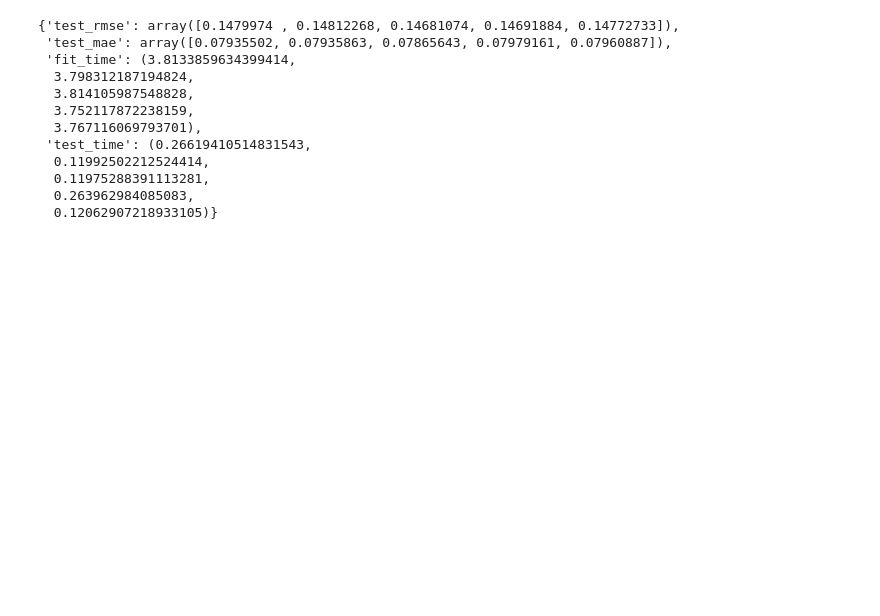
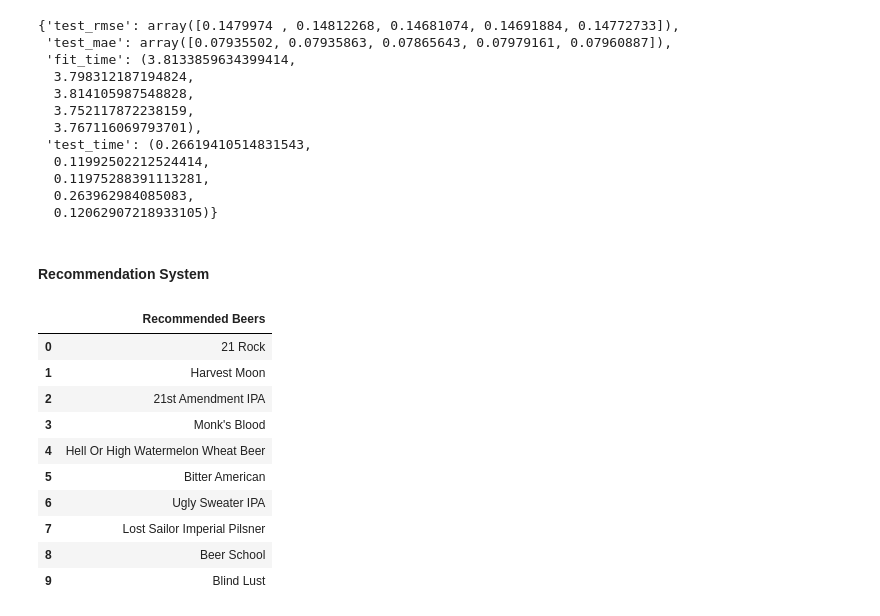
Before and after one commit to seanconlon29/Tap-into-Your-Tastes, a Jupyter notebook: Content-Based_Model.ipynb, the cells around one changed output. Saved outputs shown, nothing was run; the diff lists cells and outputs as text; code cells hidden in the pictures; blank space fills up the shorter version.

```diff
--- a/Content-Based_Model.ipynb
+++ b/Content-Based_Model.ipynb
@@ -406,3 +408,62 @@ Test time         0.27    0.12    0.12    0.26    0.12    0.18    0.07
   0.11975288391113281,
   0.263962984085083,
   0.12062907218933105)}
+# %% [markdown]
+#### Recommendation System
+# %%
+# use model to create recommendation system for user
+from surprise import SVD
+from surprise import Dataset
+from surprise import Reader
+from surprise import accuracy
+from surprise.model_selection import train_test_split
+
+reader = Reader(rating_scale=(1, 5))
+data = Dataset.load_from_df(beer_df[['review_profilename', 'beer_name', 'abv_range']], reader)
+
+trainset, testset = train_test_split(data, test_size=.25)
+
+algo = SVD(n_factors= 150, n_epochs= 40, lr_all= 0.005, reg_all= 0.4)
+algo.fit(trainset)
+predictions = algo.test(testset)
+# %%
+# modify function to print results as a dataframe
+def recommend_beers(beer_name):
+    beer_id = beer_df[beer_df['beer_name'] == beer_name]['beer_beerid'].iloc[0]
+    beer_ratings = beer_df[beer_df['beer_beerid'] == beer_id][['review_profilename', 'beer_name', 'abv_range']]
+    reader = Reader(rating_scale=(1, 5))
+    data = Dataset.load_from_df(beer_ratings, reader)
+
+    trainset = data.build_full_trainset()
+    algo = SVD(n_factors= 150, n_epochs= 40, lr_all= 0.005, reg_all= 0.4)
+    algo.fit(trainset)
+
+    # Get list of all beer names
+    all_beer_names = beer_df['beer_name'].unique()
+
+    # Create a list of tuples that contains beer names and predicted ratings
+    predicted_ratings = []
+    for name in all_beer_names:
+        iid = beer_df[beer_df['beer_name'] == name]['beer_beerid'].iloc[0]
+        uid = trainset.to_inner_uid(beer_df['review_profilename'].iloc[0])
+        prediction = algo.predict(uid, iid, verbose=False)
+        predicted_ratings.append((name, prediction.est))
+
+    predicted_ratings.sort(key=lambda x: x[1], reverse=True)
+
+    recommended_beers = [beer[0] for beer in predicted_ratings[:10]]
+    return pd.DataFrame(recommended_beers, columns=['Recommended Beers'])
+
+recommend_beers('Sierra Nevada Pale Ale')
+# %% [output]
+|  | Recommended Beers |
+| 0 | 21 Rock |
+| 1 | Harvest Moon |
+| 2 | 21st Amendment IPA |
+| 3 | Monk's Blood |
+| 4 | Hell Or High Watermelon Wheat Beer |
+| 5 | Bitter American |
+| 6 | Ugly Sweater IPA |
+| 7 | Lost Sailor Imperial Pilsner |
+| 8 | Beer School |
+| 9 | Blind Lust |
```
Also changed, not shown: parts of 4 cells of this notebook, 9 other files.
